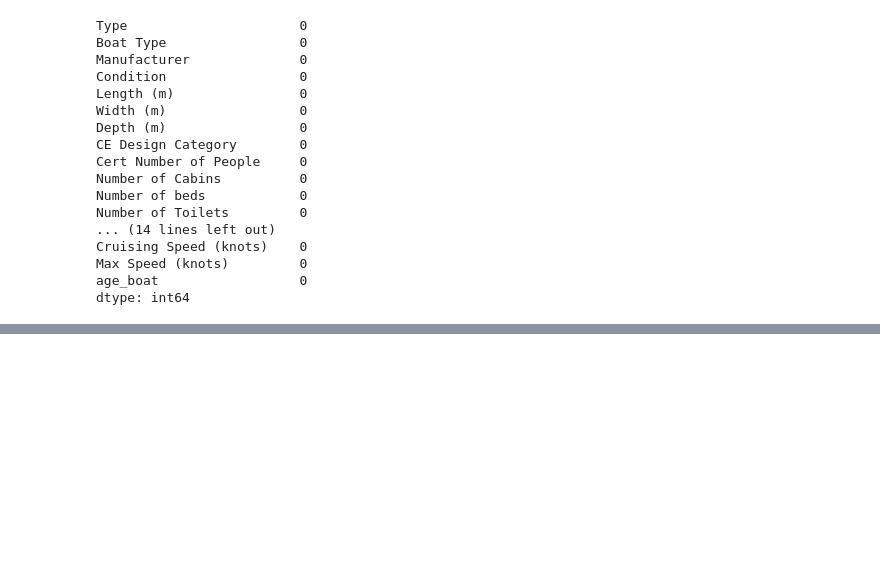
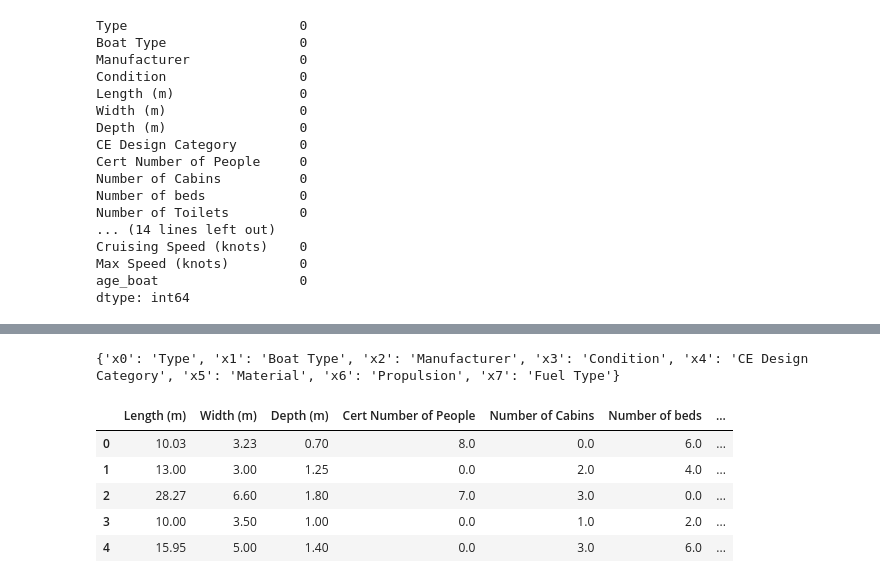
Before and after one commit to guillaumeovf/CarLoanDefault, a Jupyter notebook: Boat_Price.ipynb, the cells around one changed output, grey strips where cells are left out. Drawn from its saved outputs; the diff is of its cells as text; code cells hidden in the pictures; blank space fills up the shorter version.

```diff
--- a/Boat_Price.ipynb
+++ b/Boat_Price.ipynb
@@ -1532,0 +1603,23 @@ dtype: int64
+# %%
+# On remet les noms des variables originelles
+dict_encname_to_colname = {}
+
+for i in range(len(col_categoricals)) :
+    dict_encname_to_colname['x'+str(i)] = col_categoricals[i]
+
+print(dict_encname_to_colname)
+
+for k,v in dict_encname_to_colname.items():
+
+    for col in train.columns[train.columns.str.startswith(k)]:
+        train.rename(columns={col : v+col[2:]}, inplace=True)
+
+train.head()
+# %% [output]
+{'x0': 'Type', 'x1': 'Boat Type', 'x2': 'Manufacturer', 'x3': 'Condition', 'x4': 'CE Design Category', 'x5': 'Material', 'x6': 'Propulsion', 'x7': 'Fuel Type'}
+|  | Length (m) | Width (m) | Depth (m) | Cert Number of People | Number of Cabins | Number of beds | ... |
+| 0 | 10.03 | 3.23 | 0.70 | 8.0 | 0.0 | 6.0 | ... |
+| 1 | 13.00 | 3.00 | 1.25 | 0.0 | 2.0 | 4.0 | ... |
+| 2 | 28.27 | 6.60 | 1.80 | 7.0 | 3.0 | 0.0 | ... |
+| 3 | 10.00 | 3.50 | 1.00 | 0.0 | 1.0 | 2.0 | ... |
+| 4 | 15.95 | 5.00 | 1.40 | 0.0 | 3.0 | 6.0 | ... |
```
Also changed, not shown: parts of 6 cells of this notebook.
